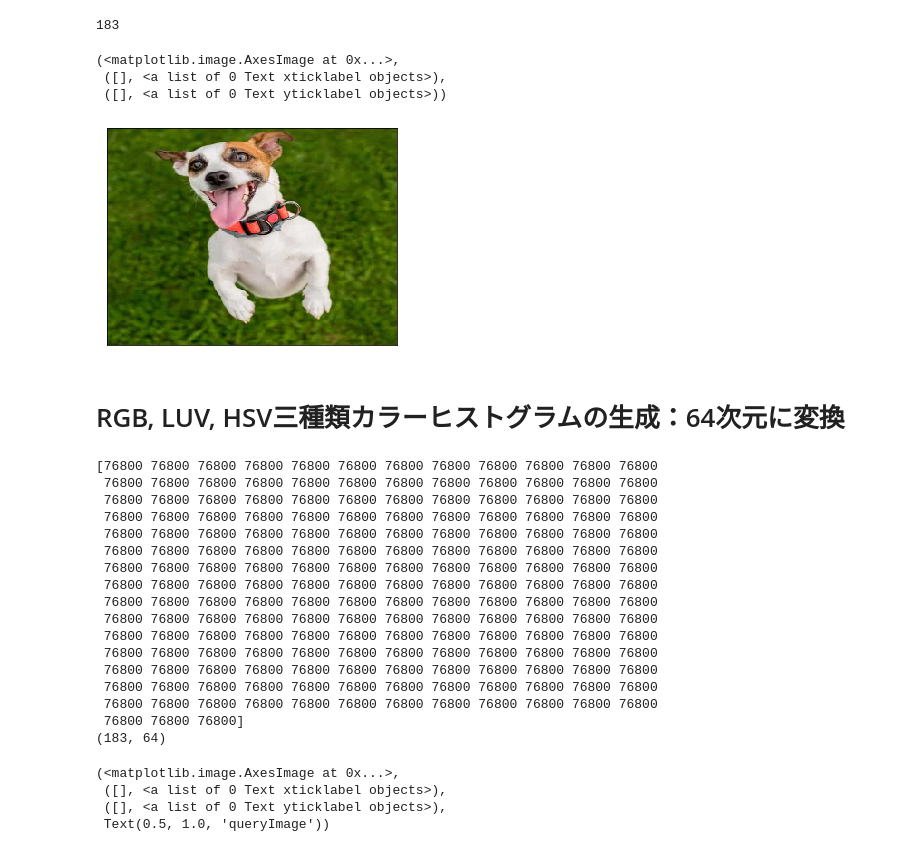
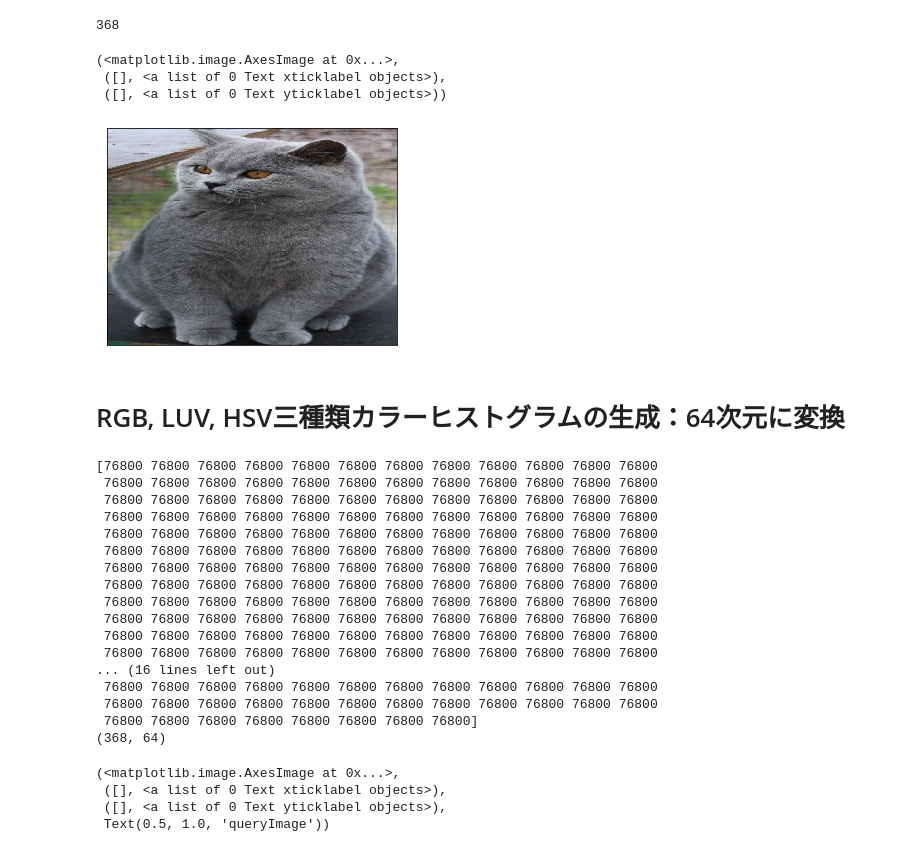
Before and after one commit to Gracesta/Image-Searach-CGI-website-source-code, a Jupyter notebook: kadai3a.ipynb, the cells around one changed output. Cells and saved outputs as stored; diff of their text form; code cells hidden in the pictures.

Commit message:
Added cat images to the database

```diff
--- a/kadai3a.ipynb
+++ b/kadai3a.ipynb
@@ -4,40 +8,47 @@
 import matplotlib.pyplot as plt
 import cv2 as cv
 import numpy as np
+import pickle
+
 %matplotlib inline
 imgPath = '/export/space0/yang-j/img/'
-
+animal = ('cat', 'dog')
 #
 # read ALL filenames in the directory of imgPath
 #
 from PIL import Image
 import glob
 imgList = []
-for filename in glob.glob(imgPath + '*.jpg'): #assuming gif
+for filename in glob.glob(imgPath +animal[1]+ '/*.jpg'): #assuming gif
+    imgList.append(filename)
+
+for filename in glob.glob(imgPath +animal[0]+ '/*.jpg'): #assuming gif
     imgList.append(filename)
 
 m = len(imgList)
 print(len(imgList))
+with open('/home/yanai-lab/yang-j/www/imsearch/imgPath.pkl', 'wb') as f:  # Python 3: open(..., 'wb')
+    pickle.dump(imgList, f)
 # %% [output]
-183
+368
 # %%
-# resize all the images to 320x240
+## resize all the images to 320x240
 height = 240
 width = 320
 pxls = height * width
 
-img = cv.imread(imgPath + '000001.jpg')
+img = cv.imread(imgList[300])
 img = cv.resize(img, (width, height))
 img = cv.cvtColor(img, cv.COLOR_BGR2RGB)
 
 plt.imshow(img), plt.xticks([]), plt.yticks([])
 
 #print(img)
 # %% [output]
 (<matplotlib.image.AxesImage at 0x...>,
  ([], <a list of 0 Text xticklabel objects>),
  ([], <a list of 0 Text yticklabel objects>))
-[figure, old version]
+[figure, new version]
 # %% [markdown]
 # RGB, LUV, HSV三種類カラーヒストグラムの生成：64次元に変換
 # %%
@@ -84,8 +95,8 @@ colHist = createColorHistgram(imgList, "HSV", True)
 colHist = createColorHistgram(imgList, "LUV", True)
 # %%
 # make sure the sum of every row is 320*240 (the number of pixels in each image)
-print(np.sum(colHist, axis = 1))
-print(colHist.shape)
+# print(np.sum(colHist, axis = 1))
+# print(colHist.shape)
 # %% [output]
 [76800 76800 76800 76800 76800 76800 76800 76800 76800 76800 76800 76800
  76800 76800 76800 76800 76800 76800 76800 76800 76800 76800 76800 76800
@@ -99,11 +110,11 @@ print(colHist.shape)
  76800 76800 76800 76800 76800 76800 76800 76800 76800 76800 76800 76800
  76800 76800 76800 76800 76800 76800 76800 76800 76800 76800 76800 76800
  76800 76800 76800 76800 76800 76800 76800 76800 76800 76800 76800 76800
+... (16 lines left out)
  76800 76800 76800 76800 76800 76800 76800 76800 76800 76800 76800 76800
  76800 76800 76800 76800 76800 76800 76800 76800 76800 76800 76800 76800
- 76800 76800 76800 76800 76800 76800 76800 76800 76800 76800 76800 76800
- 76800 76800 76800]
-(183, 64)
+ 76800 76800 76800 76800 76800 76800 76800 76800]
+(368, 64)
 # %%
 queryIdx = 6;
 queryImg = plt.imread(imgList[queryIdx])
```
Also changed, not shown: parts of 8 cells of this notebook.
